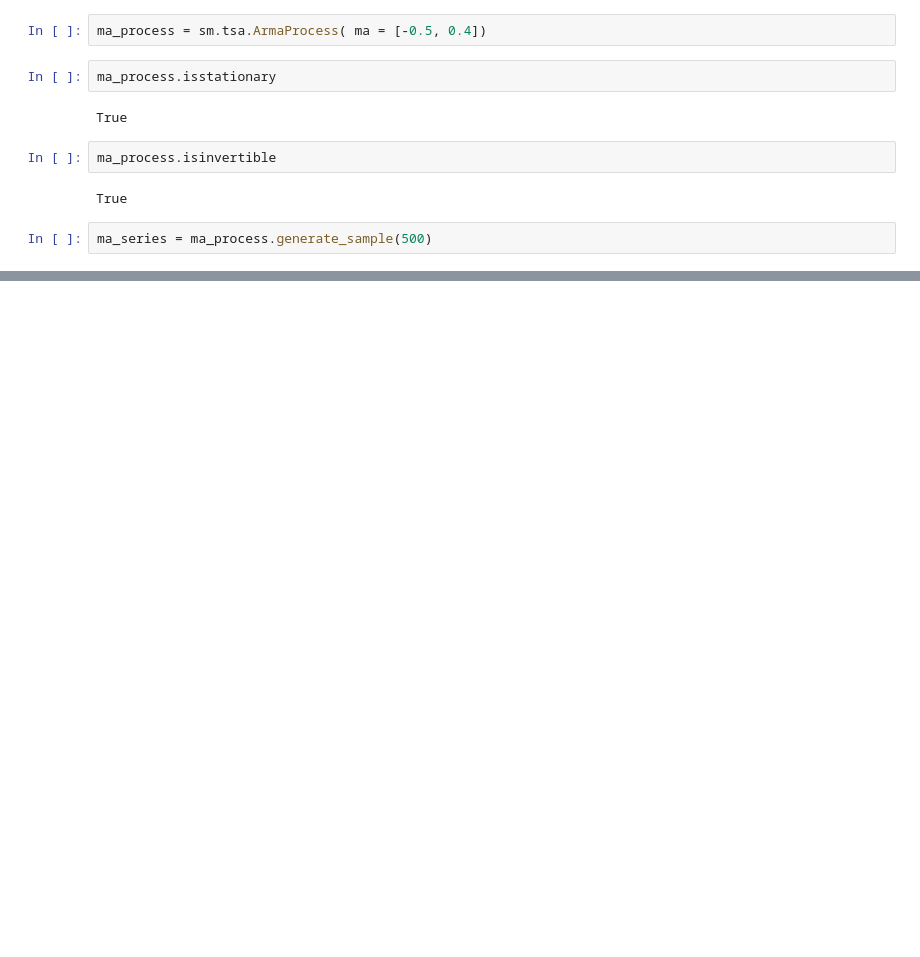
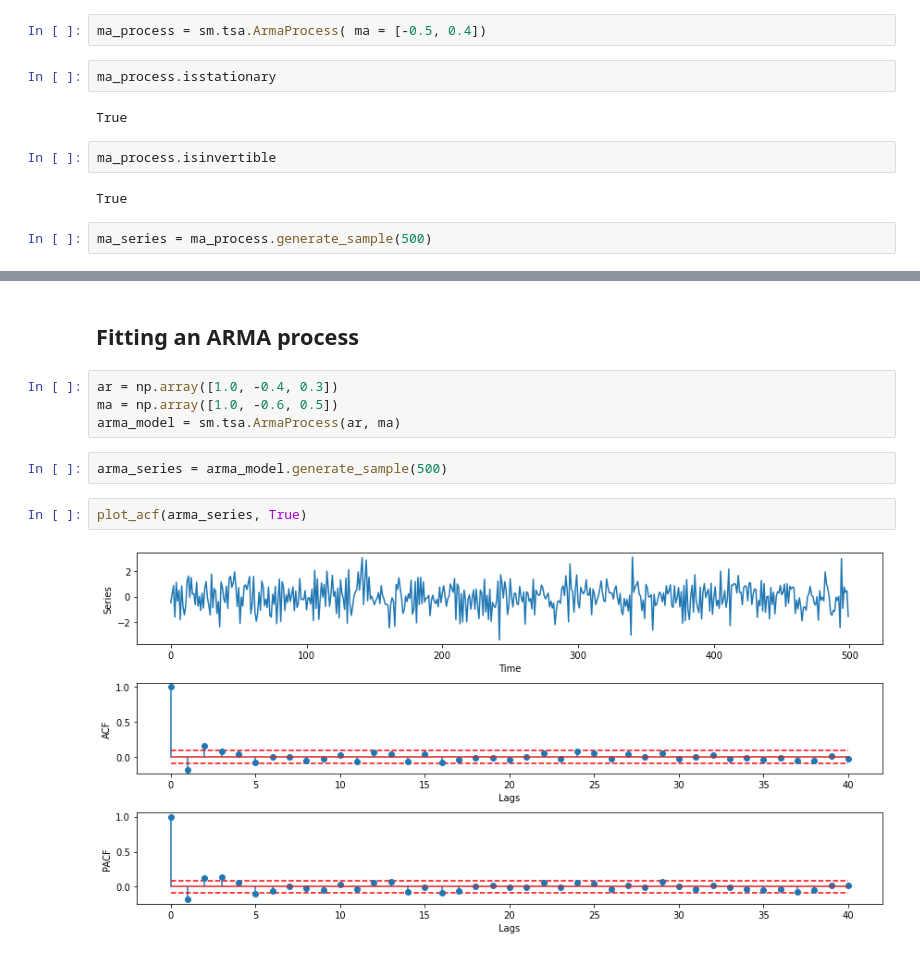
Before and after one commit to mlize/Time-Series-Study, a Jupyter notebook: fitting_time_series_in_the_time_domain.ipynb, the cells around one changed output, grey strips where cells are left out. Saved outputs shown, nothing was run; the diff lists cells and outputs as text; blank space fills up the shorter version.

```diff
--- a/fitting_time_series_in_the_time_domain.ipynb
+++ b/fitting_time_series_in_the_time_domain.ipynb
@@ -659,2 +636,14 @@ SARIMAX Results
 Warnings:
 [1] Covariance matrix calculated using the outer product of gradients (complex-step).
+# %% [markdown]
+## Fitting an ARMA process
+# %%
+ar = np.array([1.0, -0.4, 0.3])
+ma = np.array([1.0, -0.6, 0.5])
+arma_model = sm.tsa.ArmaProcess(ar, ma)
+# %%
+arma_series = arma_model.generate_sample(500)
+# %%
+plot_acf(arma_series, True)
+# %% [output]
+[figure, added]
```
Also changed, not shown: parts of 64 cells of this notebook, 1 other file.
